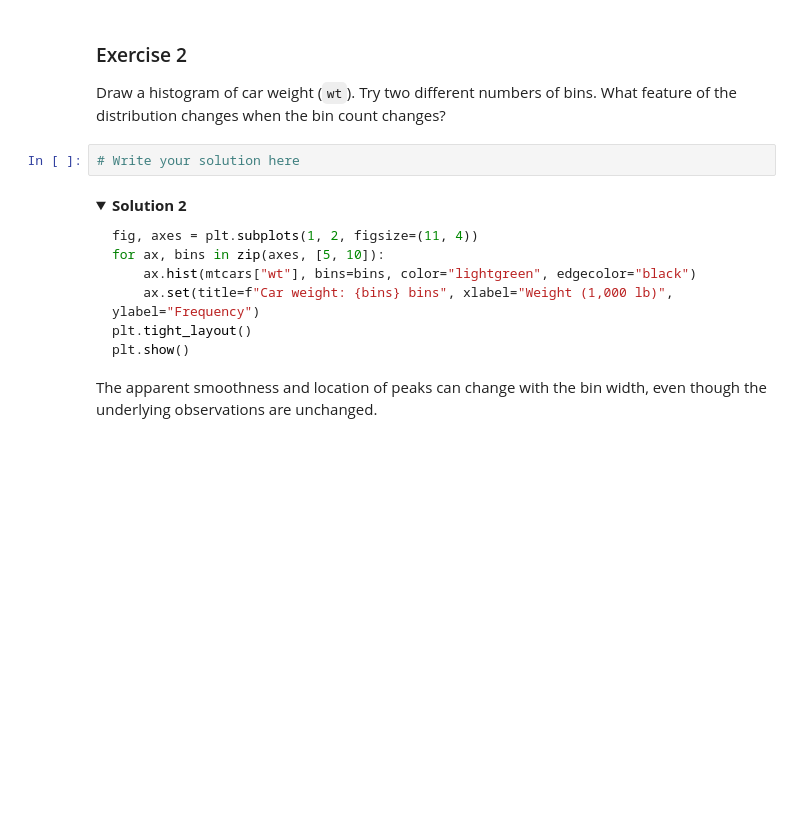
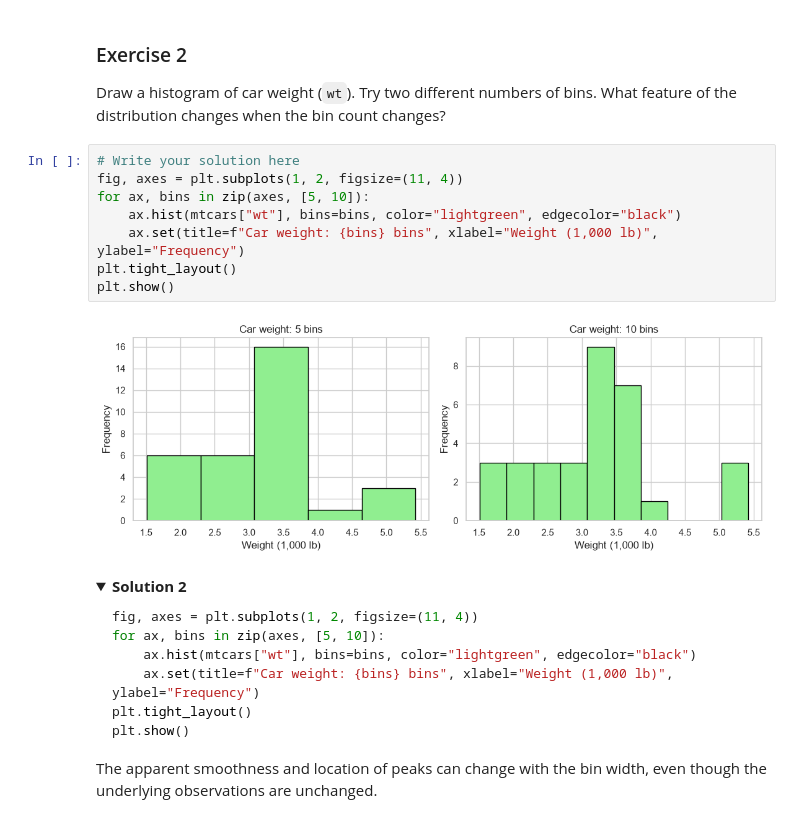
Before and after one commit to GitGud031005/AI-zero2hero-workshop, a Jupyter notebook: Notebooks_local/Day1_Lab2_Exploring_Data_Part2.ipynb, the cells around one changed output. Drawn from its saved outputs; the diff is of its cells as text; folded sections open; blank space fills up the shorter version.

```diff
--- a/Notebooks_local/Day1_Lab2_Exploring_Data_Part2.ipynb
+++ b/Notebooks_local/Day1_Lab2_Exploring_Data_Part2.ipynb
@@ -190,6 +188,14 @@ plt.show()
 Draw a histogram of car weight (`wt`). Try two different numbers of bins. What feature of the distribution changes when the bin count changes?
 # %%
 # Write your solution here
+fig, axes = plt.subplots(1, 2, figsize=(11, 4))
+for ax, bins in zip(axes, [5, 10]):
+    ax.hist(mtcars["wt"], bins=bins, color="lightgreen", edgecolor="black")
+    ax.set(title=f"Car weight: {bins} bins", xlabel="Weight (1,000 lb)", ylabel="Frequency")
+plt.tight_layout()
+plt.show()
+# %% [output]
+[figure, added]
 # %% [markdown]
 <details>
 <summary><strong>Solution 2</strong></summary>
```
Also changed, not shown: parts of 16 cells of this notebook, 1 other file.
